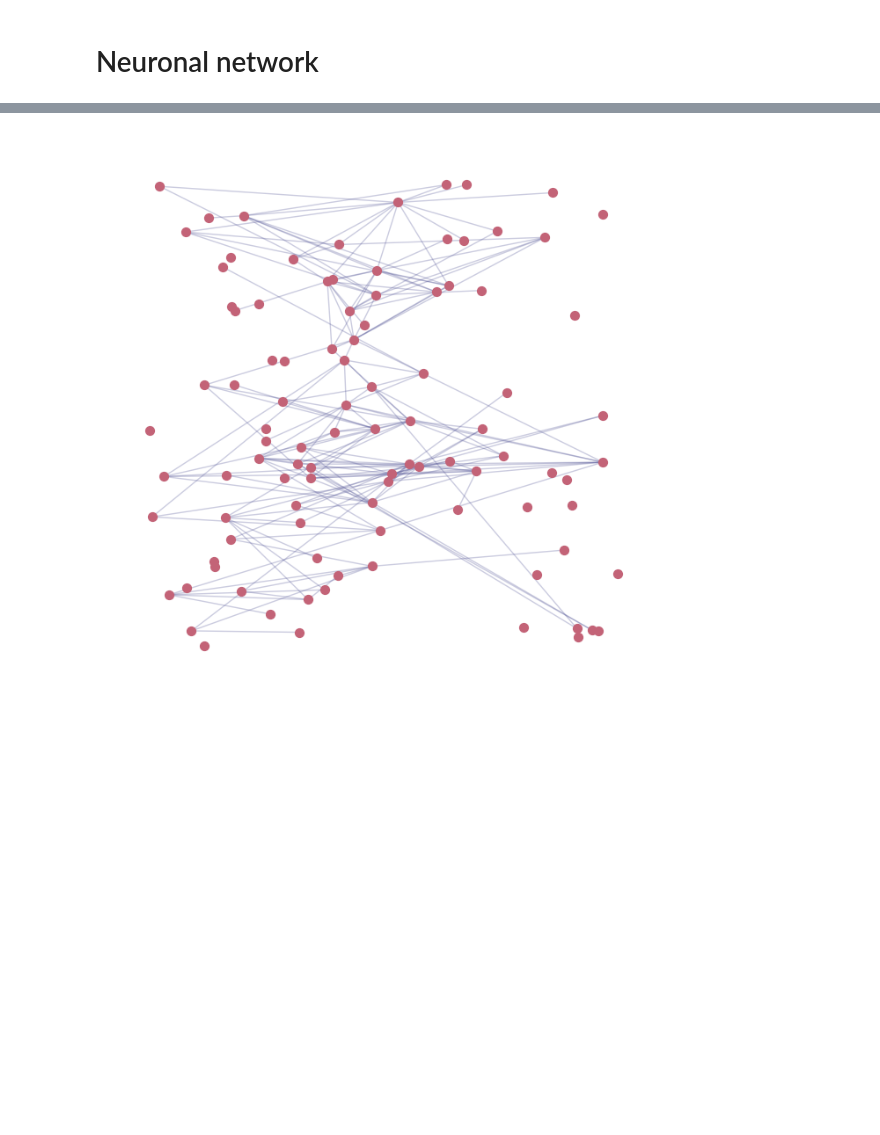
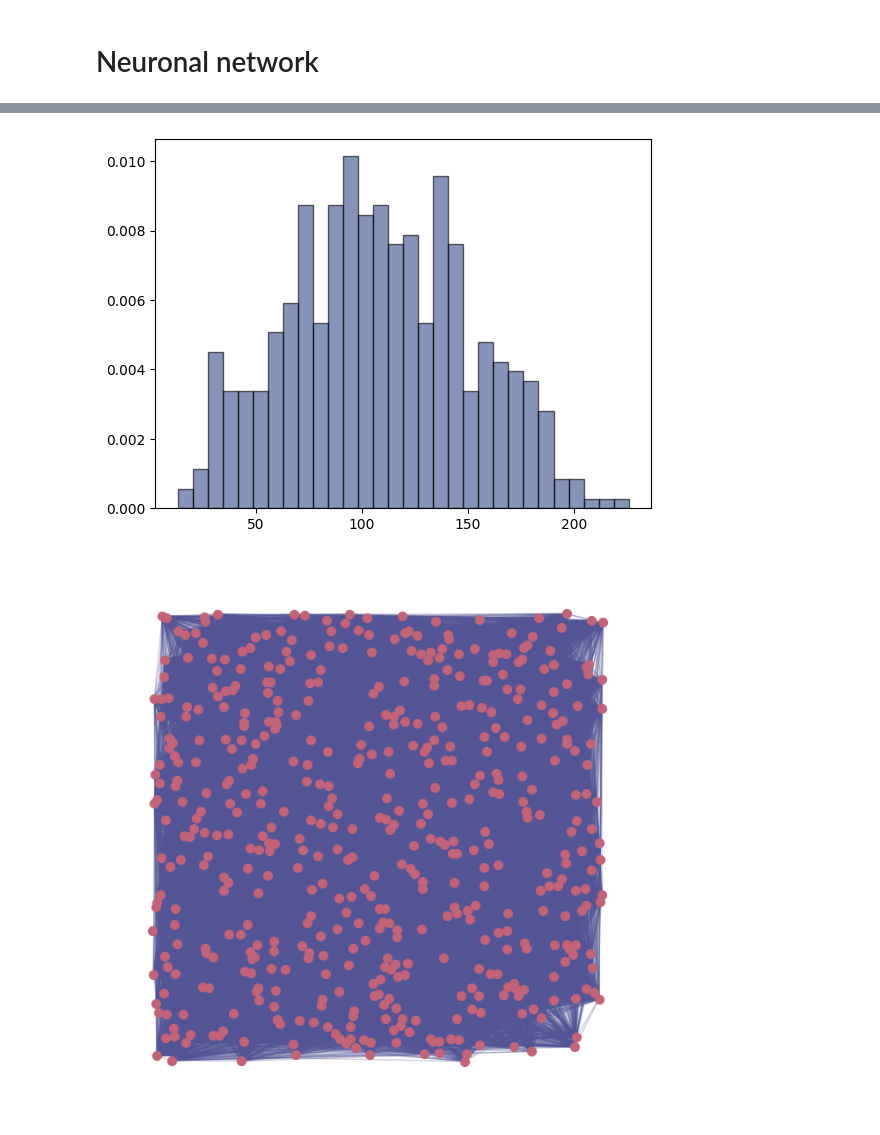
Before and after one commit to underDD/TFM, a Jupyter notebook: plots.ipynb, the cells around one changed output, grey strips where cells are left out. Drawn from its saved outputs; the diff is of its cells as text; code cells hidden in the pictures; blank space fills up the shorter version.

```diff
--- a/plots.ipynb
+++ b/plots.ipynb
@@ -182,19 +193,23 @@ plt.show()
 # %%
-filename = 'networks/adjacency_matrix_a0.01.txt'
+filename = 'networks/adjacency_matrix_a0.50.txt'
 adjacency_matrix = pd.read_csv(filename, delim_whitespace=True, header=None)
 neuron_params = pd.read_csv('networks/neurons_params_a0.50.txt', delim_whitespace=True)
 
 X = neuron_params['X'].values
 Y = neuron_params['Y'].values
 
 G = adj_to_graph(adjacency_matrix)
+degree_distribution = adjacency_matrix.sum(axis=1)
+
+plt.hist(degree_distribution, bins=30, density=True, alpha=0.6, color=sunset2(0.1), edgecolor='black')
 
 pos = {i: (X[i], Y[i]) for i in range(len(X))}  # Posiciones de los nodos basadas en X e Y
 plt.figure(figsize=(8,8))
 nx.draw_networkx_nodes(G, pos, node_size=50, node_color=sunset2(0.5))
 
 nx.draw_networkx_edges(G, pos, alpha=0.3, edge_color=sunset2(0.2))
 plt.axis('off')
 plt.show()
 # %% [output]
-[figure, old version]
+[figure, new version]
+[figure, added]
```
Also changed, not shown: parts of 4 cells of this notebook, 53 other files.
